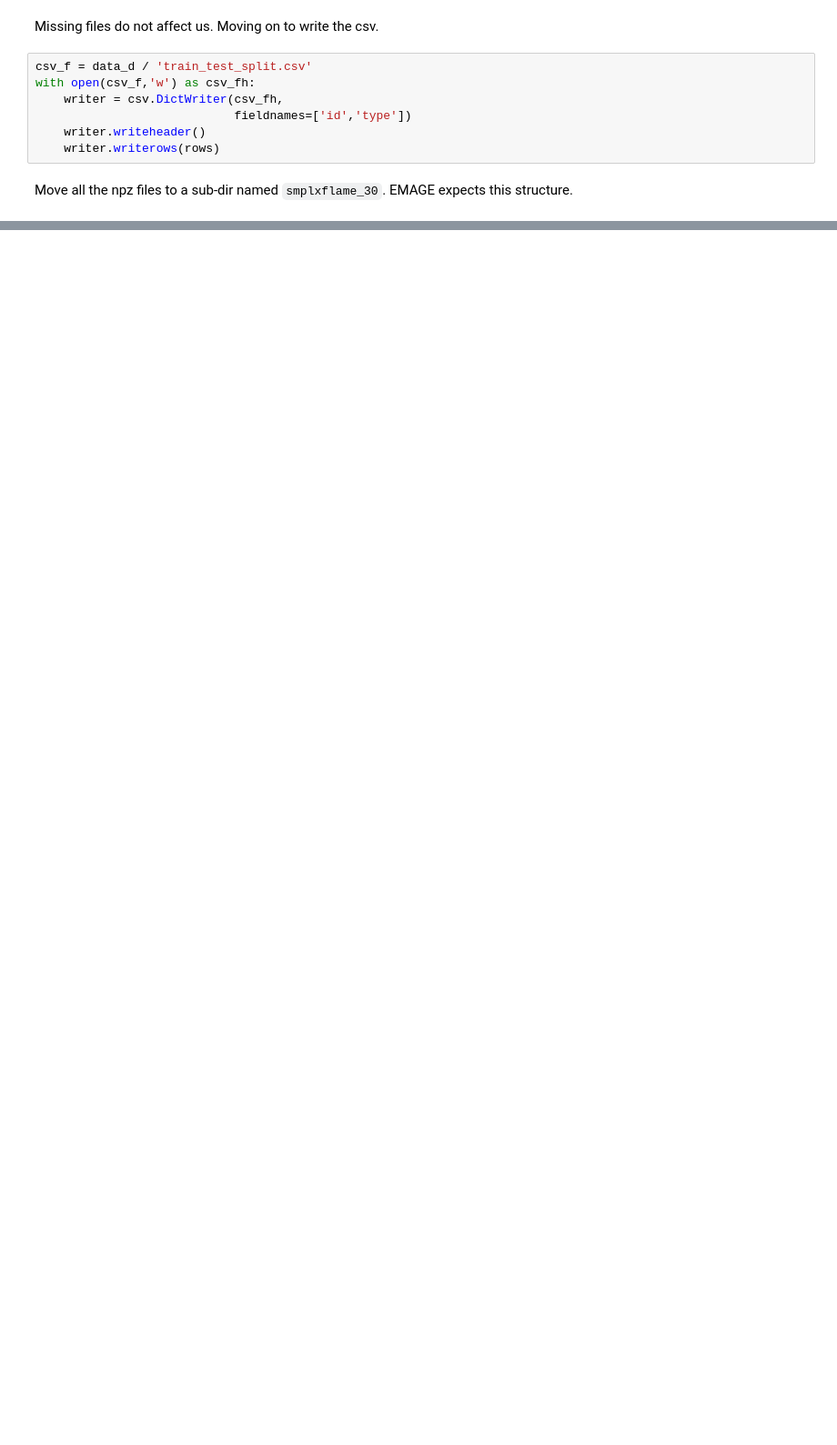
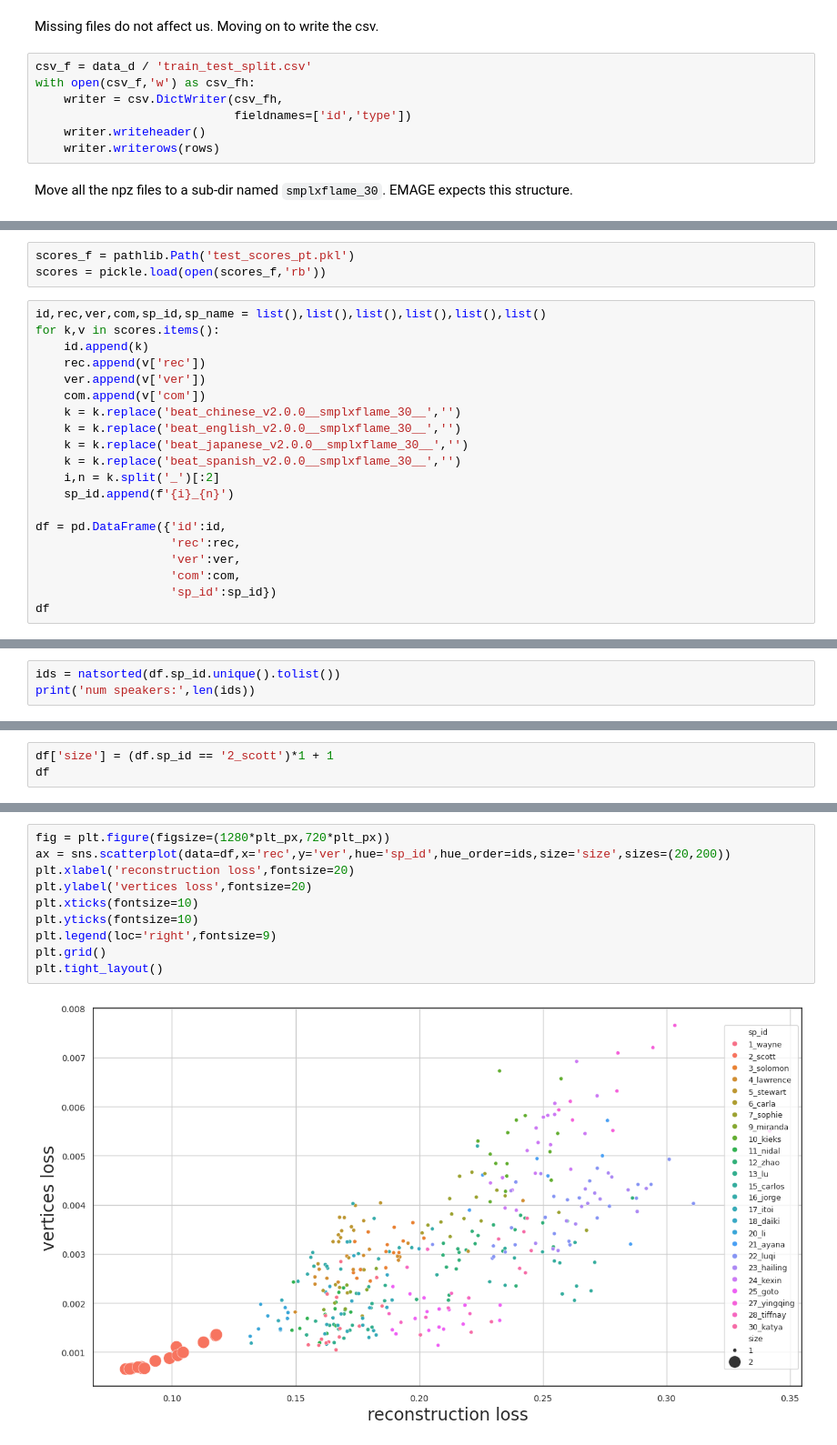
Before and after one commit to klshrinidhi/PantoMatrix, a Jupyter notebook: create_amass30_beat2.ipynb, the cells around one changed output, grey strips where cells are left out. Shown at 91% size. Saved outputs shown, nothing was run; the diff lists cells and outputs as text; blank space fills up the shorter version.

```diff
--- a/create_amass30_beat2.ipynb
+++ b/create_amass30_beat2.ipynb
@@ -190,0 +213,23 @@ mv: cannot stat 'emage_amass30_beat2/*.txt': No such file or directory
+# %%
+scores_f = pathlib.Path('test_scores_pt.pkl')
+scores = pickle.load(open(scores_f,'rb'))
+# %%
+id,rec,ver,com,sp_id,sp_name = list(),list(),list(),list(),list(),list()
+for k,v in scores.items():
+    id.append(k)
+    rec.append(v['rec'])
+    ver.append(v['ver'])
+    com.append(v['com'])
+    k = k.replace('beat_chinese_v2.0.0__smplxflame_30__','')
+    k = k.replace('beat_english_v2.0.0__smplxflame_30__','')
+    k = k.replace('beat_japanese_v2.0.0__smplxflame_30__','')
+    k = k.replace('beat_spanish_v2.0.0__smplxflame_30__','')
+    i,n = k.split('_')[:2]
+    sp_id.append(f'{i}_{n}')
+
+df = pd.DataFrame({'id':id,
+                   'rec':rec,
+                   'ver':ver,
+                   'com':com,
+                   'sp_id':sp_id})
+df
@@ -190,0 +250,3 @@ mv: cannot stat 'emage_amass30_beat2/*.txt': No such file or directory
+# %%
+ids = natsorted(df.sp_id.unique().tolist())
+print('num speakers:',len(ids))
@@ -190,0 +275,3 @@ mv: cannot stat 'emage_amass30_beat2/*.txt': No such file or directory
+# %%
+df['size'] = (df.sp_id == '2_scott')*1 + 1
+df
@@ -190,0 +292,12 @@ mv: cannot stat 'emage_amass30_beat2/*.txt': No such file or directory
+# %%
+fig = plt.figure(figsize=(1280*plt_px,720*plt_px))
+ax = sns.scatterplot(data=df,x='rec',y='ver',hue='sp_id',hue_order=ids,size='size',sizes=(20,200))
+plt.xlabel('reconstruction loss',fontsize=20)
+plt.ylabel('vertices loss',fontsize=20)
+plt.xticks(fontsize=10)
+plt.yticks(fontsize=10)
+plt.legend(loc='right',fontsize=9)
+plt.grid()
+plt.tight_layout()
+# %% [output]
+[figure, added]
```
Also changed, not shown: parts of 36 cells of this notebook, 6 other files.
